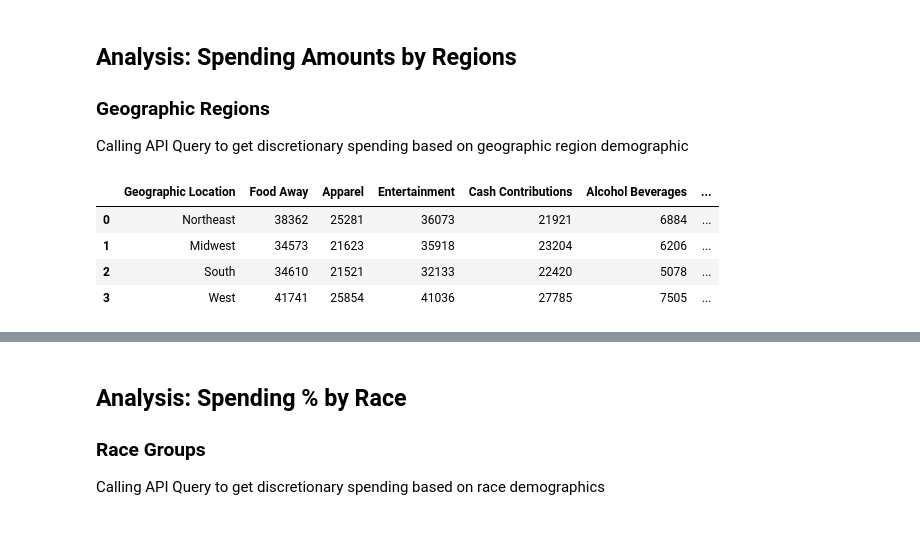
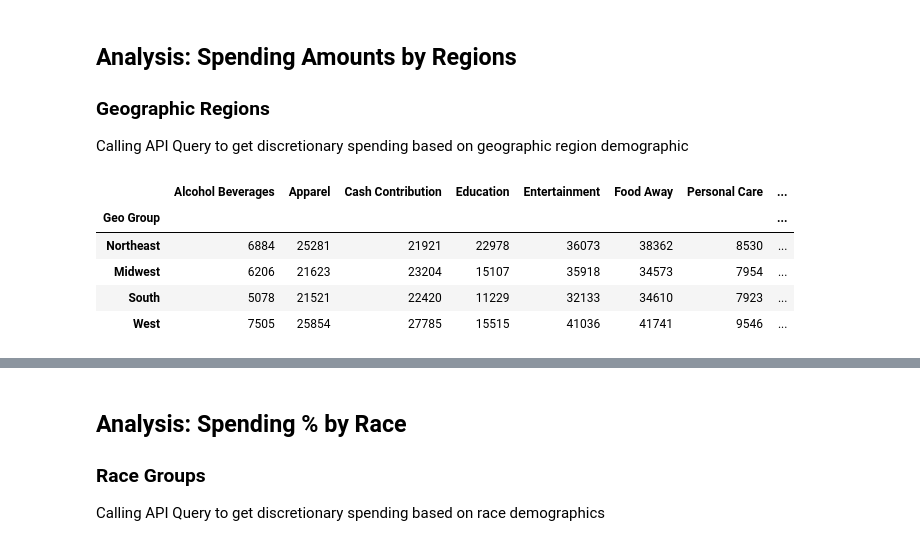
Before and after one commit to joshcoronel/discretionary-spending, a Jupyter notebook: Project_1_main.ipynb, the cells around one changed output, grey strips where cells are left out. Drawn from its saved outputs; the diff is of its cells as text; code cells hidden in the pictures.

```diff
--- a/Project_1_main.ipynb
+++ b/Project_1_main.ipynb
@@ -490,14 +467,27 @@ for total in totals_list:
-# %%
-geo_df = pd.DataFrame({
-                "Geographic Location": ["Northeast" , "Midwest" , "South" , "West"],
-                "Food Away":Food_Away, "Apparel": Apparel, "Entertainment" : Entertainment,
-                "Cash Contributions" : Cash_Contributions, "Alcohol Beverages": Alcohol_Beverages, "Education": Education,
-                "Personal Care" : Personal_Care, "Tobacco" : Tobacco})
-geo_df
-# %% [output]
-|  | Geographic Location | Food Away | Apparel | Entertainment | Cash Contributions | Alcohol Beverages | ... |
-| 0 | Northeast | 38362 | 25281 | 36073 | 21921 | 6884 | ... |
-| 1 | Midwest | 34573 | 21623 | 35918 | 23204 | 6206 | ... |
-| 2 | South | 34610 | 21521 | 32133 | 22420 | 5078 | ... |
-| 3 | West | 41741 | 25854 | 41036 | 27785 | 7505 | ... |
+# %%
+# Set list for each Geo Group to store totals for each category
+
+# Grab Values for Geo Groups
+Northeast = get_total(ne_df) # Northeast totals
+Midwest = get_total(mw_df)
+South = get_total(south_df)
+West = get_total(west_df)
+
+geo_totals = [Northeast, Midwest, South, West]
+# No data for Tobacco for age groups 55 to 64
+
+# AGE GROUP DF
+name = ['Northeast', 'Midwest', 'South', 'West']
+geo_df = pd.DataFrame(data=geo_totals,
+                      columns=discretionary_labels)
+geo_df["Geo Group"] = name
+geo_df.set_index("Geo Group", drop=True, inplace=True)
+geo_df
+# %% [output]
+|  | Alcohol Beverages | Apparel | Cash Contribution | Education | Entertainment | Food Away | Personal Care | ... |
+| Geo Group |  |  |  |  |  |  |  | ... |
+| Northeast | 6884 | 25281 | 21921 | 22978 | 36073 | 38362 | 8530 | ... |
+| Midwest | 6206 | 21623 | 23204 | 15107 | 35918 | 34573 | 7954 | ... |
+| South | 5078 | 21521 | 22420 | 11229 | 32133 | 34610 | 7923 | ... |
+| West | 7505 | 25854 | 27785 | 15515 | 41036 | 41741 | 9546 | ... |
 # %%
```
Also changed, not shown: parts of 12 cells of this notebook, 6 other files.
